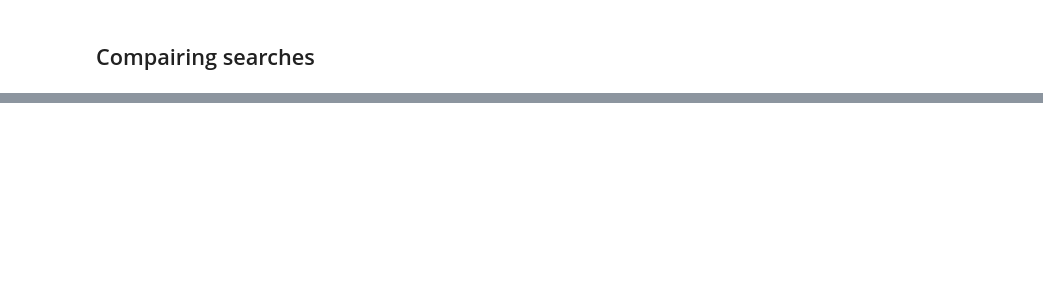
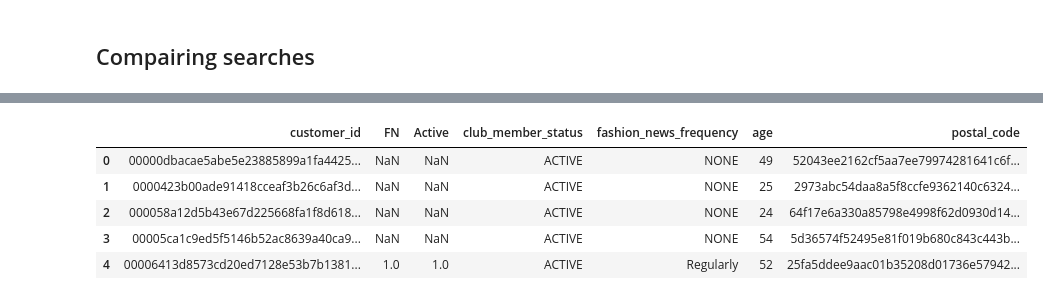
Before and after one commit to thomas-woodruff/personalised-recs-at-scale, a Jupyter notebook: projects/week3/Submission.ipynb, the cells around one changed output, grey strips where cells are left out. Saved outputs shown, nothing was run; the diff lists cells and outputs as text; code cells hidden in the pictures; blank space fills up the shorter version.

```diff
--- a/projects/week3/Submission.ipynb
+++ b/projects/week3/Submission.ipynb
@@ -205,0 +193,9 @@ plt.show()
+# %%
+pd.read_csv("../data/hmdata/customers.csv.zip", nrows=5)
+# %% [output]
+|  | customer_id | FN | Active | club_member_status | fashion_news_frequency | age | postal_code |
+| 0 | 00000dbacae5abe5e23885899a1fa4425... | NaN | NaN | ACTIVE | NONE | 49 | 52043ee2162cf5aa7ee79974281641c6f... |
+| 1 | 0000423b00ade91418cceaf3b26c6af3d... | NaN | NaN | ACTIVE | NONE | 25 | 2973abc54daa8a5f8ccfe9362140c6324... |
+| 2 | 000058a12d5b43e67d225668fa1f8d618... | NaN | NaN | ACTIVE | NONE | 24 | 64f17e6a330a85798e4998f62d0930d14... |
+| 3 | 00005ca1c9ed5f5146b52ac8639a40ca9... | NaN | NaN | ACTIVE | NONE | 54 | 5d36574f52495e81f019b680c843c443b... |
+| 4 | 00006413d8573cd20ed7128e53b7b1381... | 1.0 | 1.0 | ACTIVE | Regularly | 52 | 25fa5ddee9aac01b35208d01736e57942... |
```
Also changed, not shown: parts of 60 cells of this notebook.
